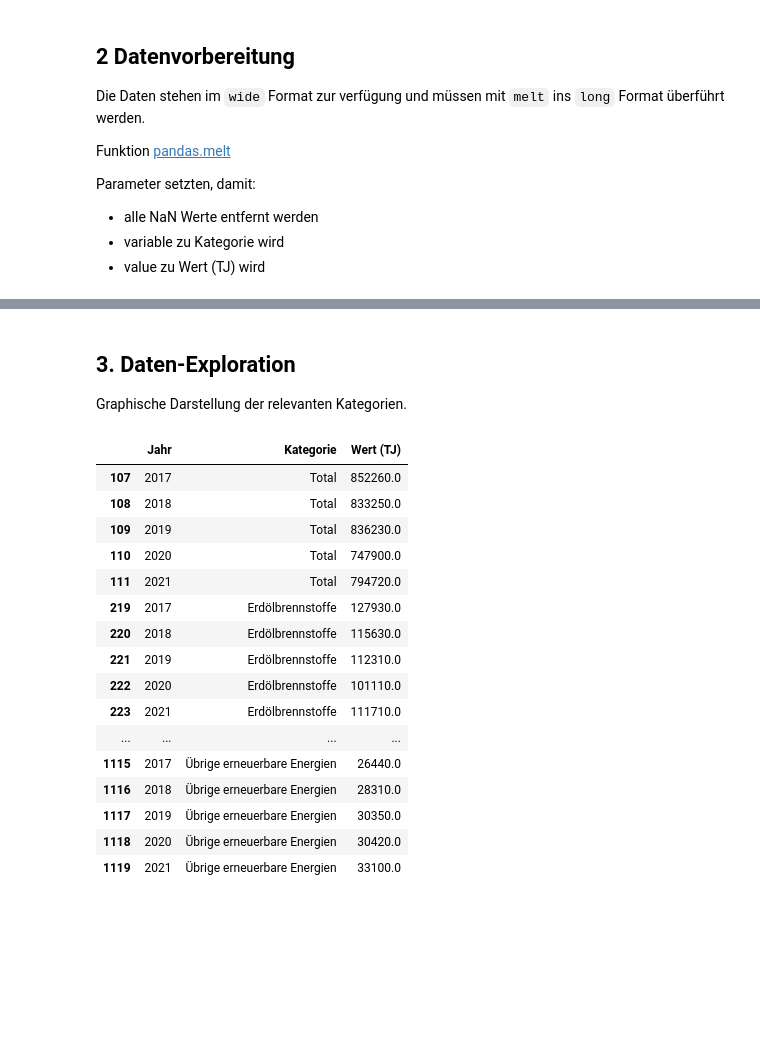
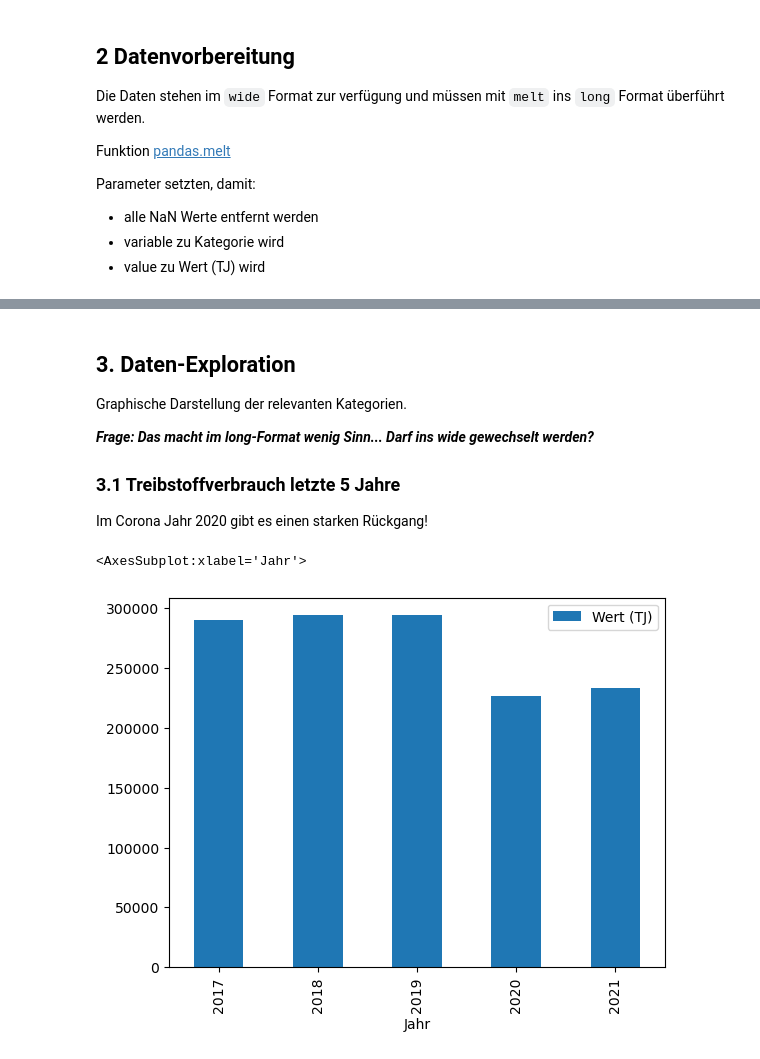
Before and after one commit to marco-weber/BMLD-2022-Informatik-Leistungsnachweis, a Jupyter notebook: Leistungsnachweisname_FilipaWeber_AnnaHasenfratz_EnyaJossen.ipynb, the cells around one changed output, grey strips where cells are left out. Cells and saved outputs as stored; diff of their text form; code cells hidden in the pictures; blank space fills up the shorter version.

```diff
--- a/Leistungsnachweisname_FilipaWeber_AnnaHasenfratz_EnyaJossen.ipynb
+++ b/Leistungsnachweisname_FilipaWeber_AnnaHasenfratz_EnyaJossen.ipynb
@@ -136,25 +162,13 @@ SyntaxError: unexpected EOF while parsing (3625934075.py, line 9)
 # %% [markdown]
 ## 3. Daten-Exploration
 Graphische Darstellung der relevanten Kategorien.
+
+***Frage: Das macht im long-Format wenig Sinn... Darf ins wide gewechselt werden?***
+
+### 3.1 Treibstoffverbrauch letzte 5 Jahre
+Im Corona Jahr 2020 gibt es einen starken Rückgang!
 # %%
-df_Reduziert = df_long[(df_long["Jahr"] >= 2017)]
-#& ((df_long["Kategorie"] == "Treibstoffe") | (df_long["Kategorie"] == "Elektrizität"))
-df_Reduziert
+df_fuel.plot.bar(x="Jahr", y="Wert (TJ)")
 # %% [output]
-|  | Jahr | Kategorie | Wert (TJ) |
-| 107 | 2017 | Total | 852260.0 |
-| 108 | 2018 | Total | 833250.0 |
-| 109 | 2019 | Total | 836230.0 |
-| 110 | 2020 | Total | 747900.0 |
-| 111 | 2021 | Total | 794720.0 |
-| 219 | 2017 | Erdölbrennstoffe | 127930.0 |
-| 220 | 2018 | Erdölbrennstoffe | 115630.0 |
-| 221 | 2019 | Erdölbrennstoffe | 112310.0 |
-| 222 | 2020 | Erdölbrennstoffe | 101110.0 |
-| 223 | 2021 | Erdölbrennstoffe | 111710.0 |
-| ... | ... | ... | ... |
-| 1115 | 2017 | Übrige erneuerbare Energien | 26440.0 |
-| 1116 | 2018 | Übrige erneuerbare Energien | 28310.0 |
-| 1117 | 2019 | Übrige erneuerbare Energien | 30350.0 |
-| 1118 | 2020 | Übrige erneuerbare Energien | 30420.0 |
-| 1119 | 2021 | Übrige erneuerbare Energien | 33100.0 |
+<AxesSubplot:xlabel='Jahr'>
+[figure, added]
```
Also changed, not shown: parts of 9 cells of this notebook.
